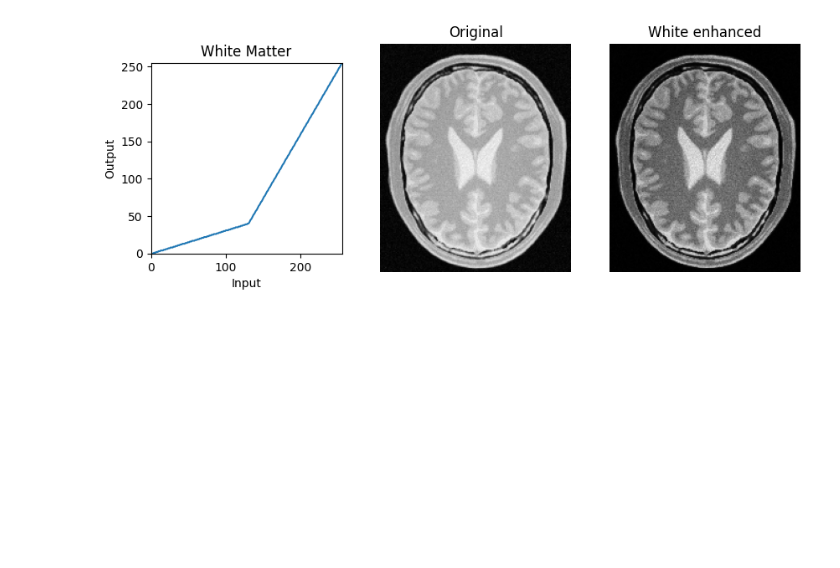
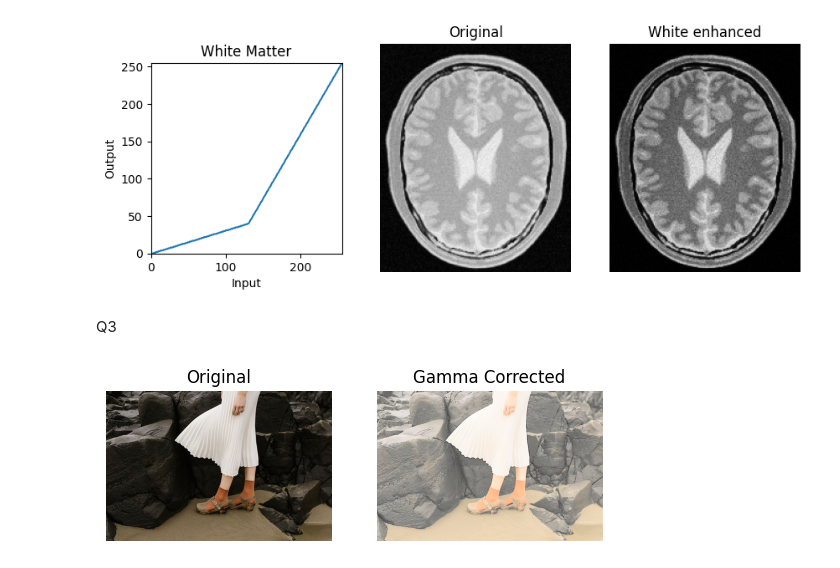
Before and after one commit to tharusha-pathirana/S5_EN3160, a Jupyter notebook: Assignment1.ipynb, the cells around one changed output. Cells and saved outputs as stored; diff of their text form; code cells hidden in the pictures; blank space fills up the shorter version.

```diff
--- a/Assignment1.ipynb
+++ b/Assignment1.ipynb
@@ -88,0 +91,32 @@ import ma
+# %% [markdown]
+Q3
+# %%
+import cv2 as cv
+import numpy as np
+import matplotlib.pyplot as plt
+
+img = cv.imread('highlights_and_shadows.jpg')
+
+lab = cv.cvtColor(img, cv.COLOR_BGR2Lab)
+
+L = lab[:,:,0]
+
+gamma = 0.2
+
+table = np.array([(i/255.0)**(gamma)*255.0 for i in np.arange(0,256)]).astype('uint8')
+img_gamma_L = cv.LUT(L, table)
+
+img = cv.cvtColor(img, cv.COLOR_BGR2RGB)
+
+lab[:, :, 0] = img_gamma_L
+
+img_corrected = cv.cvtColor(lab, cv.COLOR_Lab2RGB)
+
+fig,ax = plt.subplots(1,3)
+
+ax[0].plot(table), ax[0].set_title
+ax[1].imshow(img),ax[1].set_title('Original'),ax[1].axis('off')
+ax[2].imshow(img_corrected),ax[2].set_title('Gamma Corrected'),ax[2].axis('off')
+plt.show()
+# %% [output]
+[figure, added]
```
Also changed, not shown: parts of 3 cells of this notebook.
